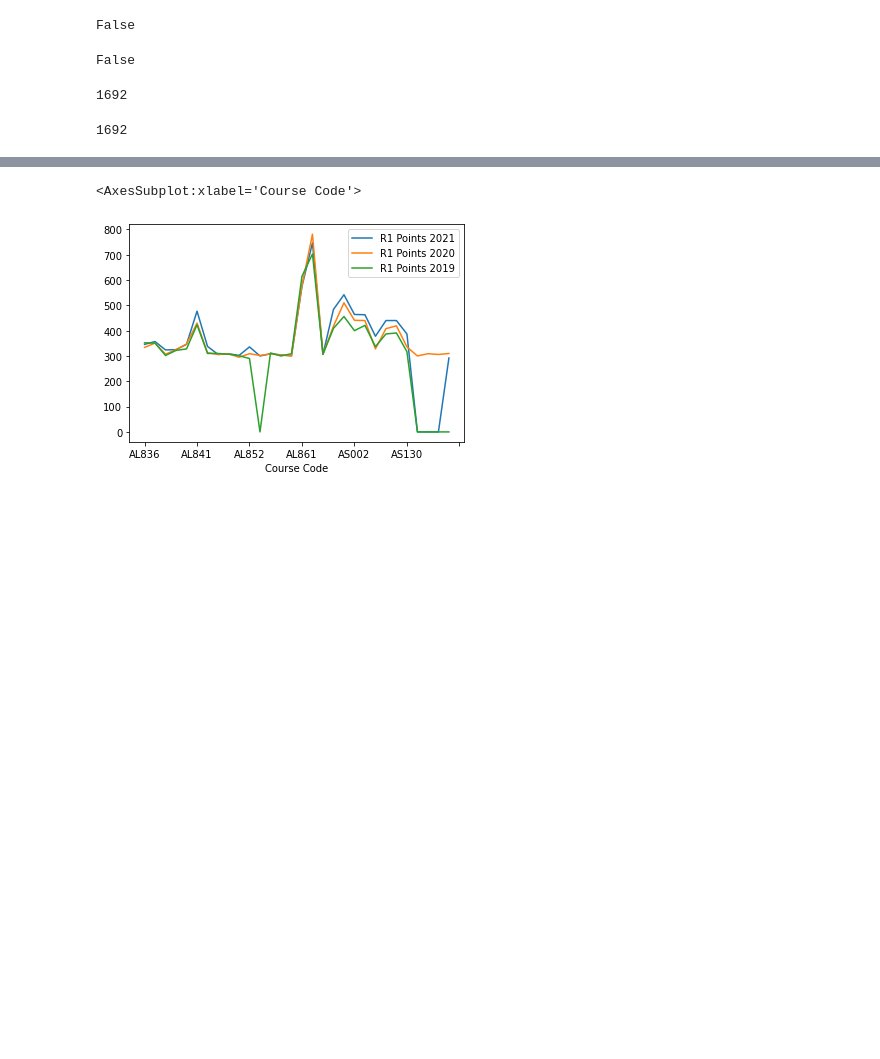
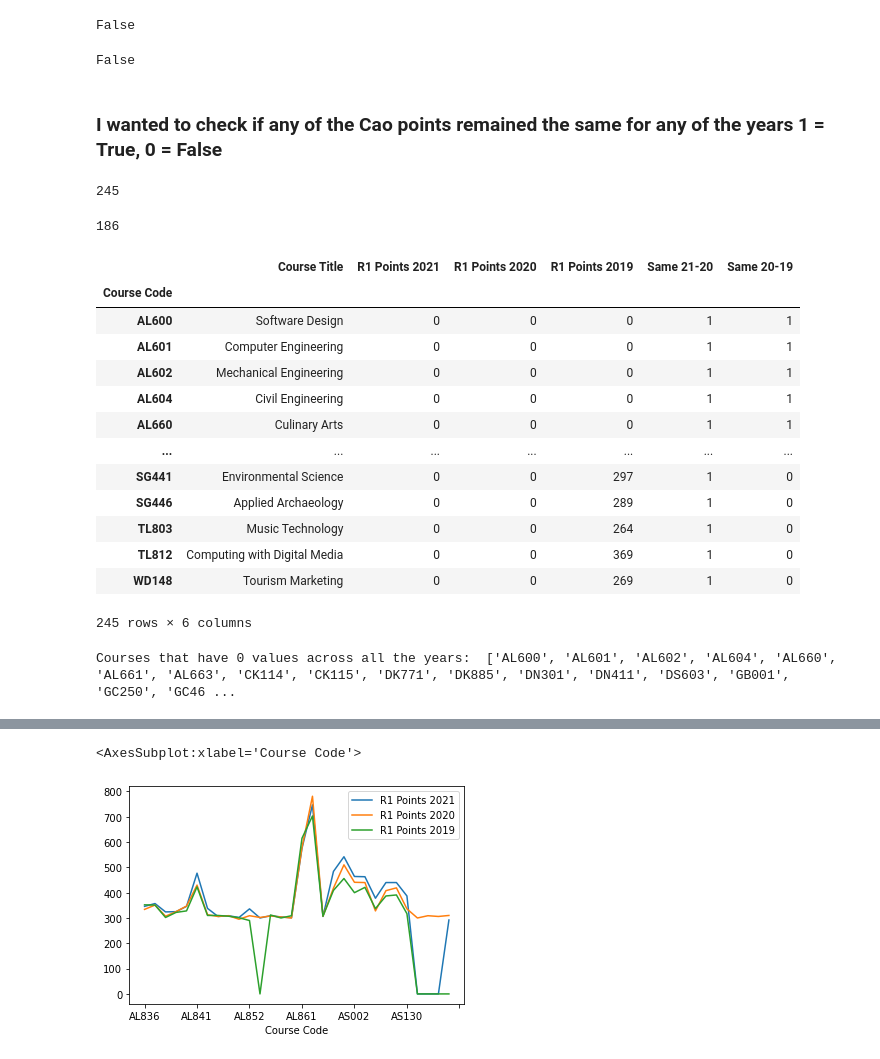
Before and after one commit to Cossie01/Fundamentals-of-Data-Analysis-Assessment, a Jupyter notebook: cao.ipynb, the cells around one changed output, grey strips where cells are left out. Cells and saved outputs as stored; diff of their text form; code cells hidden in the pictures; blank space fills up the shorter version.

```diff
--- a/cao.ipynb
+++ b/cao.ipynb
@@ -975,15 +1039,39 @@ False
 allcourses['R1 Points 2020'].equals(allcourses['R1 Points 2019'])#Checking if any points remained the same
 # %% [output]
 False
+# %% [markdown]
+### I wanted to check if any of the Cao points remained the same for any of the years 1 = True, 0 = False
 # %%
-allcourses['Diff 21-20'] = np.where(allcourses['R1 Points 2021'] == allcourses['R1 Points 2020'] , '1', '0') #checking if there is a difference between the two years
+allcourses['Same 21-20'] = np.where(allcourses['R1 Points 2021'] == allcourses['R1 Points 2020'] , '1', '0') #checking if there is a difference between the two years
 # %%
-allcourses['Diff 20-19'] = np.where(allcourses['R1 Points 2020'] == allcourses['R1 Points 2019'] , '1', '0') #checking if there is a difference between the two years
+allcourses['Same 20-19'] = np.where(allcourses['R1 Points 2020'] == allcourses['R1 Points 2019'] , '1', '0') #checking if there is a difference between the two years
 # %%
-allcourses['Diff 21-20'].count()
+allcourses['Same 21-20'].value_counts()[1]  #displaying how many courses that the Cao points never changed from 2021 to 2020
 # %% [output]
-1692
+245
 # %%
-allcourses['Diff 20-19'].count()
+allcourses['Same 20-19'].value_counts()[1]  #displaying how many courses that the Cao points never changed from 2020 to 2019
 # %% [output]
-1692
+186
+# %%
+allcourses.loc[allcourses['Same 21-20'] == '1'] #showing the courses that were the same in 2021 and 2020
+# %% [output]
+|  | Course Title | R1 Points 2021 | R1 Points 2020 | R1 Points 2019 | Same 21-20 | Same 20-19 |
+| Course Code |  |  |  |  |  |  |
+| AL600 | Software Design | 0 | 0 | 0 | 1 | 1 |
+| AL601 | Computer Engineering | 0 | 0 | 0 | 1 | 1 |
+| AL602 | Mechanical Engineering | 0 | 0 | 0 | 1 | 1 |
+| AL604 | Civil Engineering | 0 | 0 | 0 | 1 | 1 |
+| AL660 | Culinary Arts | 0 | 0 | 0 | 1 | 1 |
+| ... | ... | ... | ... | ... | ... | ... |
+| SG441 | Environmental Science | 0 | 0 | 297 | 1 | 0 |
+| SG446 | Applied Archaeology | 0 | 0 | 289 | 1 | 0 |
+| TL803 | Music Technology | 0 | 0 | 264 | 1 | 0 |
+| TL812 | Computing with Digital Media | 0 | 0 | 369 | 1 | 0 |
+| WD148 | Tourism Marketing | 0 | 0 | 269 | 1 | 0 |
+245 rows × 6 columns
+# %%
+# From the above I noticed we had a few courses with 0 accross the 3 years so I wanted to show these:
+print("Courses that have 0 values across all the years: ",allcourses[(allcourses.sum(axis=1)==0)].index.tolist()) #displaying the 0 values for the three years
+# %% [output]
+Courses that have 0 values across all the years:  ['AL600', 'AL601', 'AL602', 'AL604', 'AL660', 'AL661', 'AL663', 'CK114', 'CK115', 'DK771', 'DK885', 'DN301', 'DN411', 'DS603', 'GB001', 'GC250', 'GC46 ...
```
Also changed, not shown: parts of 42 cells of this notebook, 26 other files.
